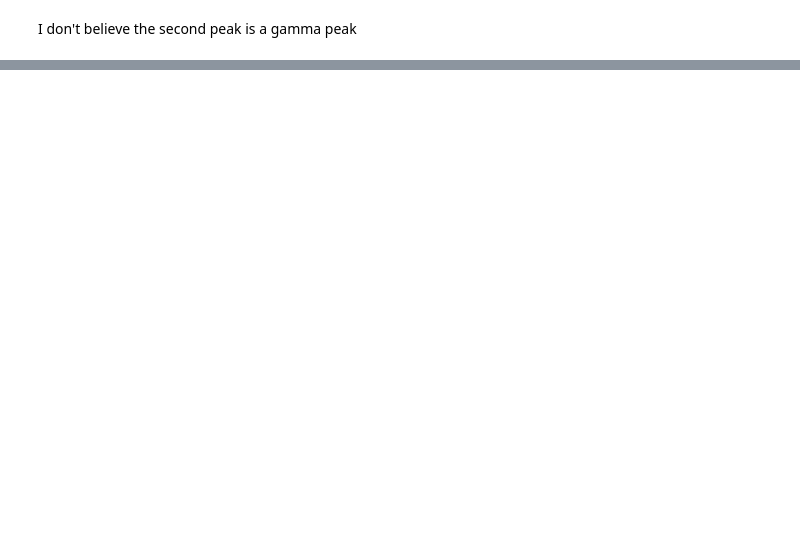
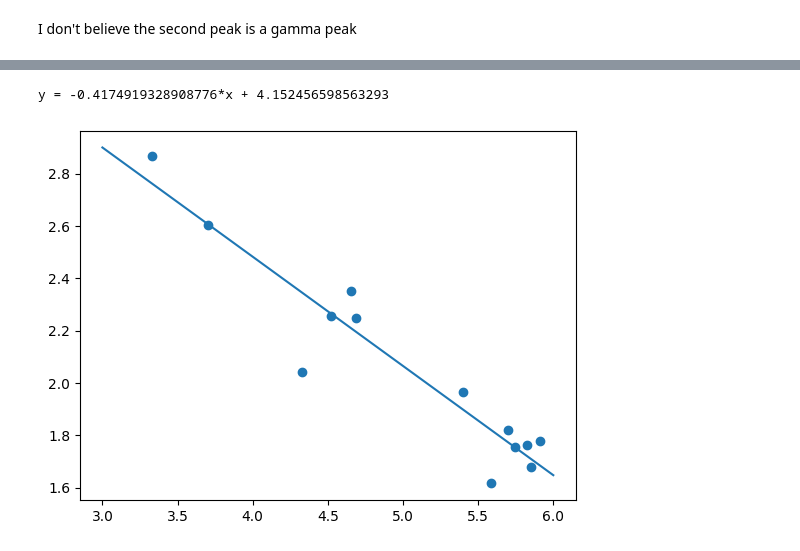
Before and after one commit to UCB-NE-204-2022/Devin_Thatcher_NE204, a Jupyter notebook: Lab2/Jupyter/NE204Lab2.ipynb, the cells around one changed output, grey strips where cells are left out. Drawn from its saved outputs; the diff is of its cells as text; code cells hidden in the pictures; blank space fills up the shorter version.

```diff
--- a/Lab2/Jupyter/NE204Lab2.ipynb
+++ b/Lab2/Jupyter/NE204Lab2.ipynb
@@ -358,0 +465,10 @@ plt.show()
+# %%
+plt.scatter(np.log(all_peaks), np.log(all_resolutions))
+popt, pcov = curve_fit(Linear, np.log(all_peaks), np.log(all_resolutions))
+print("y = "+str(popt[0])+"*x + "+str(popt[1]))
+x = np.linspace(3, 6, 100)
+plt.plot(x, Linear(x, *popt))
+plt.show()
+# %% [output]
+y = -0.4174919328908776*x + 4.152456598563293
+[figure, added]
```
Also changed, not shown: parts of 26 cells of this notebook.
